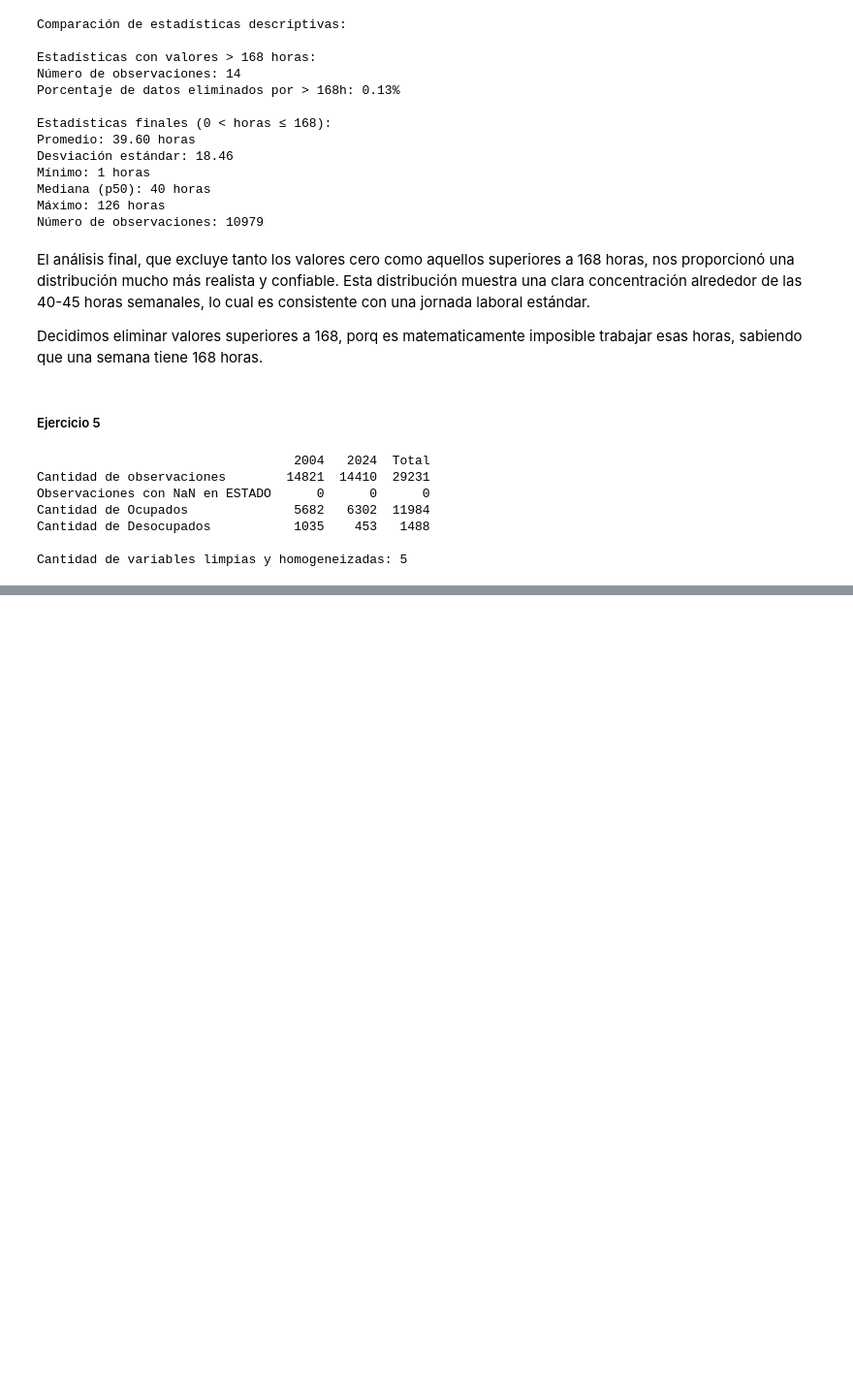
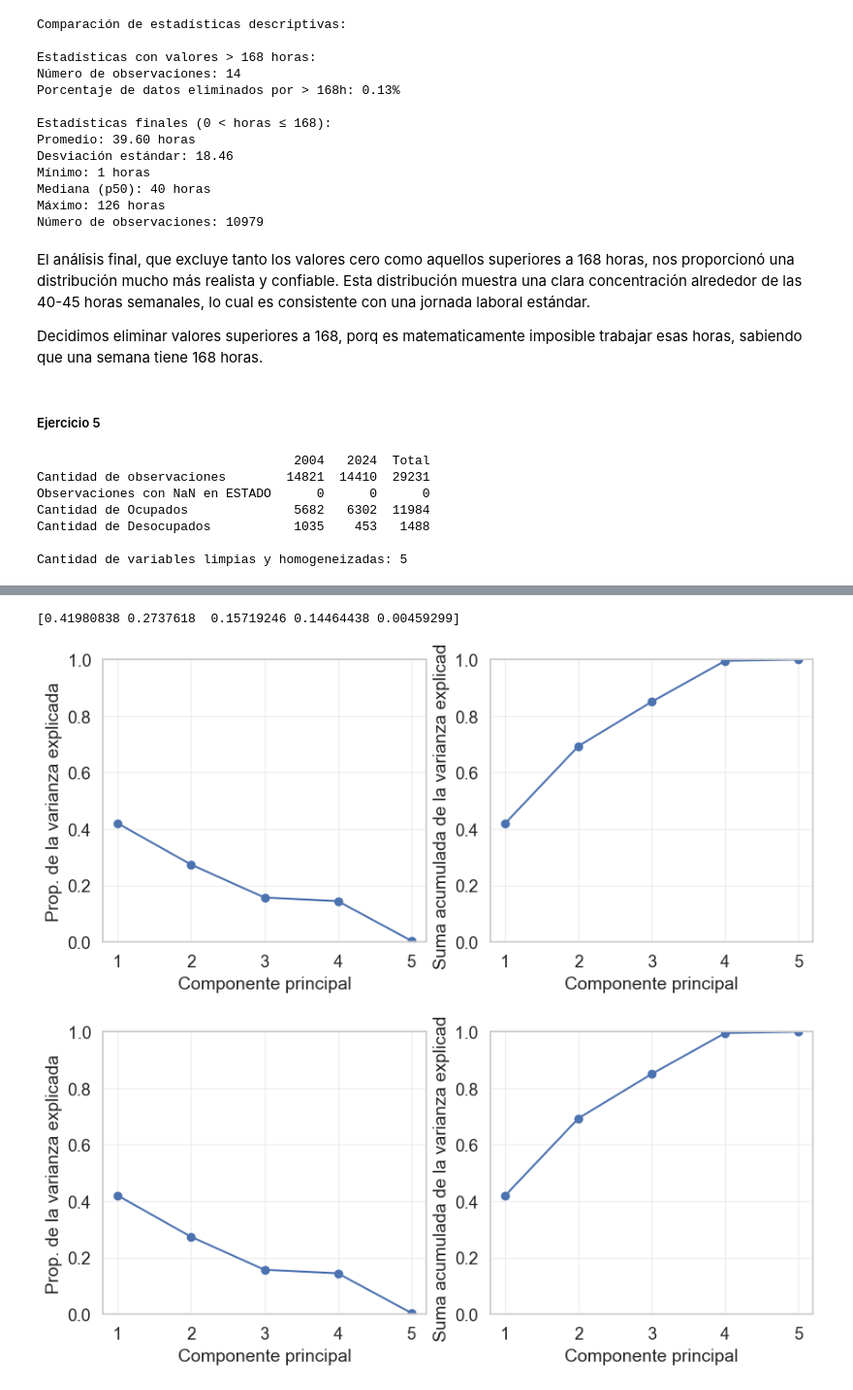
Before and after one commit to MaxiPetrini/BigDataUBA-Grupo16, a Jupyter notebook: TP3_Grupo 16/Tp3.ipynb, the cells around one changed output, grey strips where cells are left out. Shown at 97% size. Drawn from its saved outputs; the diff is of its cells as text; code cells hidden in the pictures; blank space fills up the shorter version.

```diff
--- a/TP3_Grupo 16/Tp3.ipynb
+++ b/TP3_Grupo 16/Tp3.ipynb
@@ -328,0 +465,24 @@ plt.show()
+# %%
+#Ejercicio 4
+print(pca.explained_variance_ratio_)
+
+fig, axes = plt.subplots(1, 2, figsize=(10, 4))
+ticks = np.arange(pca.n_components_)+1
+ax = axes[0]
+ax.plot(ticks, pca.explained_variance_ratio_ , marker='o')
+ax.set_xlabel('Componente principal');
+ax.set_ylabel('Prop. de la varianza explicada')
+ax.set_ylim([0,1])
+ax.set_xticks(ticks)
+
+ax = axes[1]
+ax.plot(ticks, pca.explained_variance_ratio_.cumsum(), marker='o')
+ax.set_xlabel('Componente principal')
+ax.set_ylabel('Suma acumulada de la varianza explicada')
+ax.set_ylim([0, 1])
+ax.set_xticks(ticks)
+fig
+# %% [output]
+[0.41980838 0.2737618  0.15719246 0.14464438 0.00459299]
+[figure, added]
+[figure, added]
```
Also changed, not shown: parts of 14 cells of this notebook.
